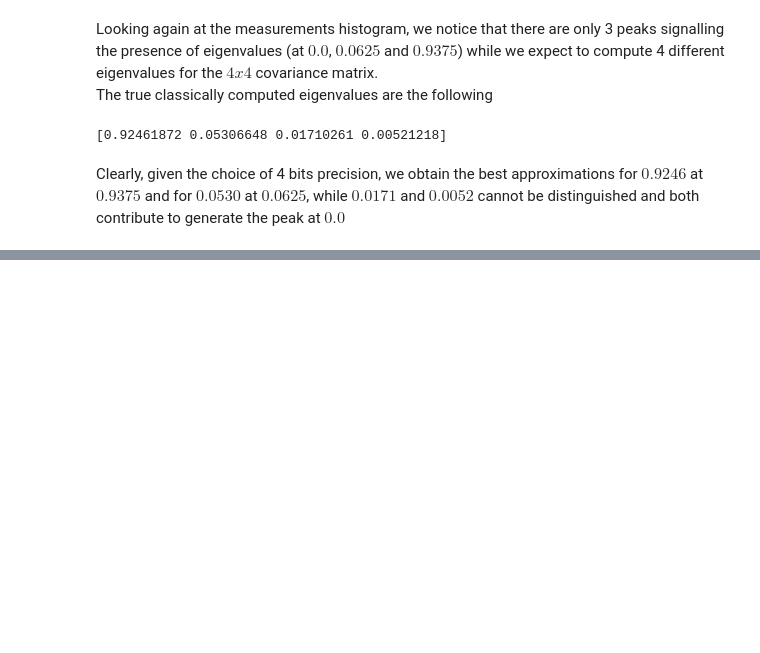
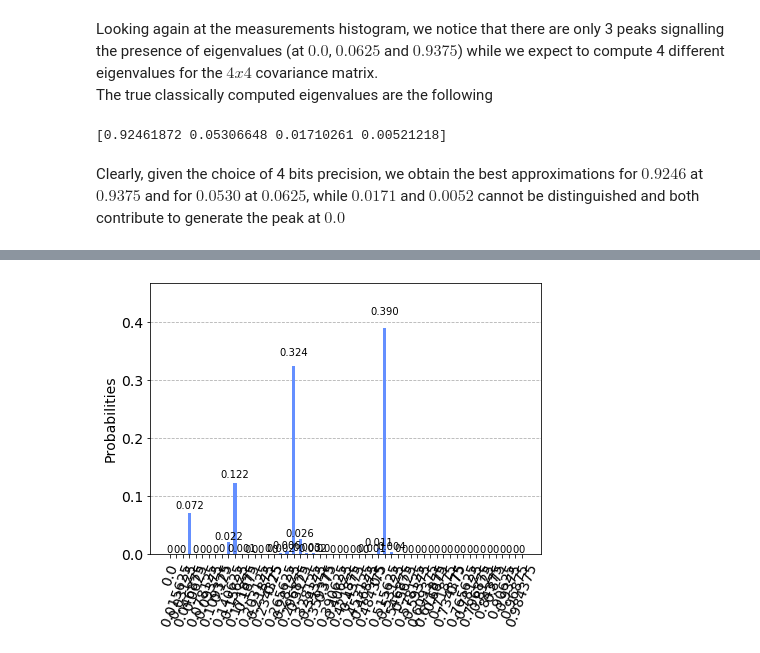
Before and after one commit to Askarpour/sw2_quantum_research, a Jupyter notebook: SantambrogioScandelliTagliabue/QPCA/notebooks/QuantumPCA_demo.ipynb, the cells around one changed output, grey strips where cells are left out. Saved outputs shown, nothing was run; the diff lists cells and outputs as text; code cells hidden in the pictures; blank space fills up the shorter version.

```diff
--- a/SantambrogioScandelliTagliabue/QPCA/notebooks/QuantumPCA_demo.ipynb
+++ b/SantambrogioScandelliTagliabue/QPCA/notebooks/QuantumPCA_demo.ipynb
@@ -100,0 +167,20 @@ Clearly, given the choice of 4 bits precision, we obtain the best approximations
+# %%
+eigval_occurences = res.get_eigvals()
+relevant_eigvals = [i[0] for i in eigval_occurences[-N:]]
+eigvec_weights = [i/sum(relevant_eigvals) for i in relevant_eigvals]
+
+shots_per_vec2 = 1000
+
+result = None
+for ev,weight in zip(relevant_eigvals,eigvec_weights):
+    initial = res.eigvec_from_eigval(ev)
+    if len(initial)==0:
+        continue
+    if result is None:
+        result = qpca(covariance_matrix,bits,initial= initial, req_shots = int(shots_per_vec2*weight*N+1), nbitsroundoff = roundoff)
+    else:
+        result.merge(qpca(covariance_matrix,bits,initial= initial, req_shots = int(shots_per_vec2*weight*N+1), nbitsroundoff = roundoff))
+
+plot_histogram(result.get_eigvals(False))
+# %% [output]
+[figure, added]
```
Also changed, not shown: parts of 12 cells of this notebook, 1 other file.
